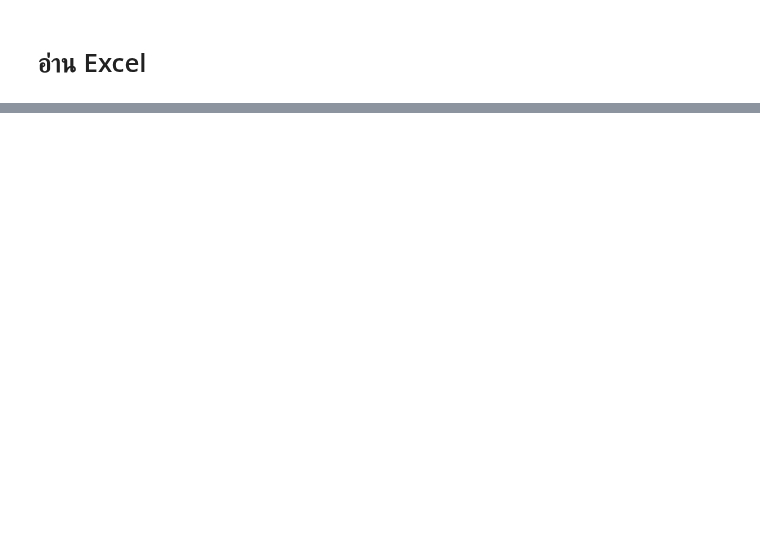
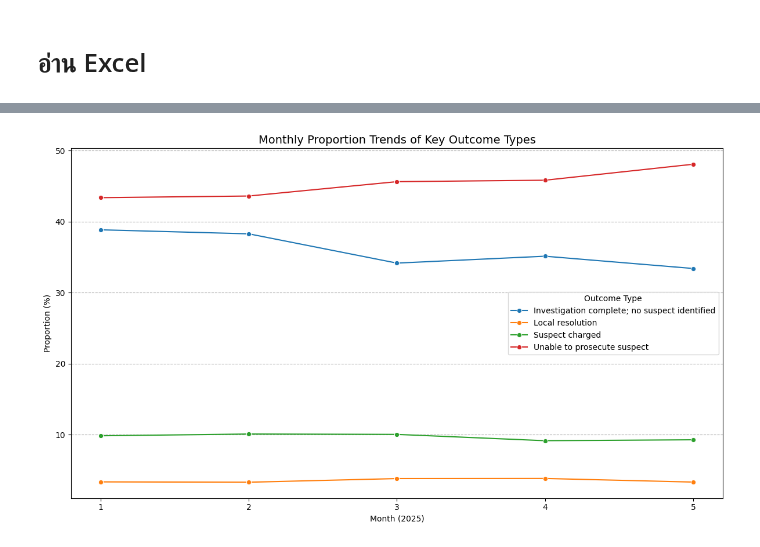
Before and after one commit to jangInw007/JENZY_Project, a Jupyter notebook: JENZY_is_perfect_project_Basicpro.ipynb, the cells around one changed output, grey strips where cells are left out. Drawn from its saved outputs; the diff is of its cells as text; code cells hidden in the pictures; blank space fills up the shorter version.

```diff
--- a/JENZY_is_perfect_project_Basicpro.ipynb
+++ b/JENZY_is_perfect_project_Basicpro.ipynb
@@ -431,0 +666,2 @@ df_street.head()
+# %%
+data0 = outcome_use.drop_duplicates()
@@ -431,0 +1160,18 @@ df_street.head()
+# %%
+# 1. Group by 'Police_Force' and 'Outcome type' and count occurrences
+force_outcome_counts = data0.groupby(['Police_Force', 'Outcome type']).size().reset_index(name='Force_Outcome_Count')
+
+# 2. Calculate the total number of outcomes for each police force
+force_total_counts = data0.groupby('Police_Force').size().reset_index(name='Total_Force_Count')
+
+# 3. Merge the force outcome counts with the total force counts
+force_outcome_summary = pd.merge(force_outcome_counts, force_total_counts, on='Police_Force')
+
+# 4. Calculate the proportion of each outcome type within each police force
+force_outcome_summary['Force_Proportion'] = (
+    force_outcome_summary['Force_Outcome_Count'] / force_outcome_summary['Total_Force_Count']
+) * 100 # Convert to percentage
+
+# 5. Display the resulting DataFrame
+print("Counts and Proportions of Outcome Types by Police Force:")
+display(force_outcome_summary)
@@ -431,0 +1413,65 @@ df_street.head()
+# %%
+import matplotlib.pyplot as plt
+import seaborn as sns
+import pandas as pd
+
+print("## ตัวอย่างกราฟสรุปผลสำหรับการนำไปใช้ใน Looker")
+print("นี่คือตัวอย่างกราฟที่คุณสามารถสร้างขึ้นใน Looker ได้ โดยใช้ข้อมูลจาก DataFrame 'data0' และตารางสรุปที่เราได้ประมวลผลไปแล้ว")
+
+# --- ตัวอย่างที่ 1: กราฟแท่งแสดงสัดส่วน Outcome Type 5 อันดับแรก (ภาพรวม) ---
+print("\n### 1. สัดส่วน Outcome Type 5 อันดับแรก (ภาพรวม)")
+if 'total_outcomes_breakdown' in locals() or 'total_outcomes_breakdown' in globals():
+    top_5_overall_outcomes = total_outcomes_breakdown.sort_values(by='Total_Count', ascending=False).head(5).copy()
+    plt.figure(figsize=(10, 6))
+    sns.barplot(x='Overall_Proportion', y='Outcome type', data=top_5_overall_outcomes, palette='viridis')
+    plt.title('Top 5 Overall Outcome Type Proportions', fontsize=14)
+    plt.xlabel('Proportion (%)')
+    plt.ylabel('Outcome Type')
+    plt.tight_layout()
+    plt.show()
+else:
+    print("ไม่พบข้อมูล 'total_outcomes_breakdown' โปรดรันเซลล์ที่เกี่ยวข้องก่อน")
+
+# --- ตัวอย่างที่ 2: กราฟเส้นแสดงแนวโน้ม Outcome Type หลักรายเดือน ---
+print("\n### 2. แนวโน้มสัดส่วน Outcome Type หลักรายเดือน")
+if 'monthly_outcome_summary' in locals() or 'monthly_outcome_summary' in globals():
+    # เลือก Outcome Type หลักที่ต้องการแสดง (เช่น Suspect charged, Unable to prosecute suspect, Investigation complete)
+    main_outcomes_to_plot = [
+        'Suspect charged',
+        'Unable to prosecute suspect',
+        'Investigation complete; no suspect identified',
+        'Local resolution' # เพิ่ม Outcomes ที่น่าสนใจอื่น ๆ
+    ]
+    monthly_trends_subset = monthly_outcome_summary[monthly_outcome_summary['Outcome type'].isin(main_outcomes_to_plot)].copy()
+
+    plt.figure(figsize=(12, 7))
+    sns.lineplot(x='Month', y='Monthly_Proportion', hue='Outcome type', data=monthly_trends_subset, marker='o')
+    plt.title('Monthly Proportion Trends of Key Outcome Types', fontsize=14)
+    plt.xlabel('Month (2025)')
+    plt.ylabel('Proportion (%)')
+    plt.xticks(monthly_trends_subset['Month'].unique()) # แสดงเฉพาะเลขเดือนที่มีข้อมูล
+    plt.grid(axis='y', linestyle='--')
+    plt.legend(title='Outcome Type')
+    plt.tight_layout()
+    plt.show()
+else:
+     print("ไม่พบข้อมูล 'monthly_outcome_summary' โปรดรันเซลล์ที่เกี่ยวข้องก่อน")
+
+
+# --- ตัวอย่างที่ 3: กราฟแท่งเปรียบเทียบสัดส่วน 'Suspect charged' ใน Police Force 10 อันดับแรก ---
+print("\n### 3. สัดส่วน 'Suspect charged' ใน Police Force 10 อันดับแรก (เปรียบเทียบ)")
+if 'force_outcome_summary' in locals() or 'force_outcome_summary' in globals():
+    suspect_charged_by_force_top = force_outcome_summary[force_outcome_summary['Outcome type'] == 'Suspect charged'].sort_values(by='Force_Proportion', ascending=False).head(10).copy()
+    plt.figure(figsize=(10, 7))
+    sns.barplot(x='Force_Proportion', y='Police_Force', data=suspect_charged_by_force_top, palette='viridis')
+    plt.title('Top 10 Police Forces by Proportion of "Suspect charged" Outcomes', fontsize=14)
+    plt.xlabel('Proportion (%)')
+    plt.ylabel('Police Force')
+    plt.tight_layout()
+    plt.show()
+else:
+     print("ไม่พบข้อมูล 'force_outcome_summary' โปรดรันเซลล์ที่เกี่ยวข้องก่อน")
+
+
+print("\nคุณสามารถใช้แนวทางเหล่านี้ในการสร้างกราฟอื่นๆ ใน Looker ได้ โดยใช้ข้อมูลจาก 'data0' และตารางสรุปต่างๆ ที่เราสร้างไว้ เช่น วิเคราะห์จำนวนคดีที่มีการเปลี่ยนแปลง Outcome Type แยกตาม Police Force หรือ Month ครับ")
+# %% [output]
@@ -431,0 +1485 @@ df_street.head()
+[figure, added]
```
Also changed, not shown: parts of 86 cells of this notebook.
